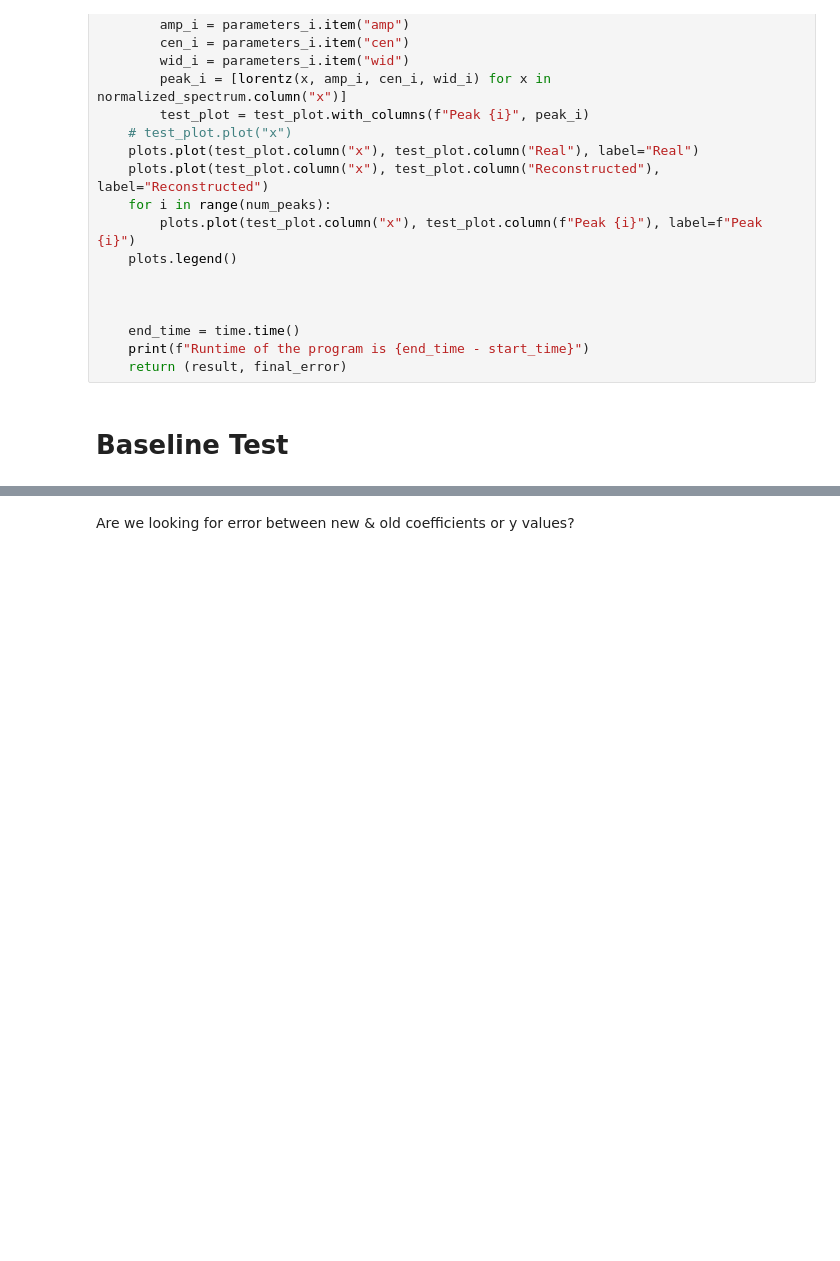
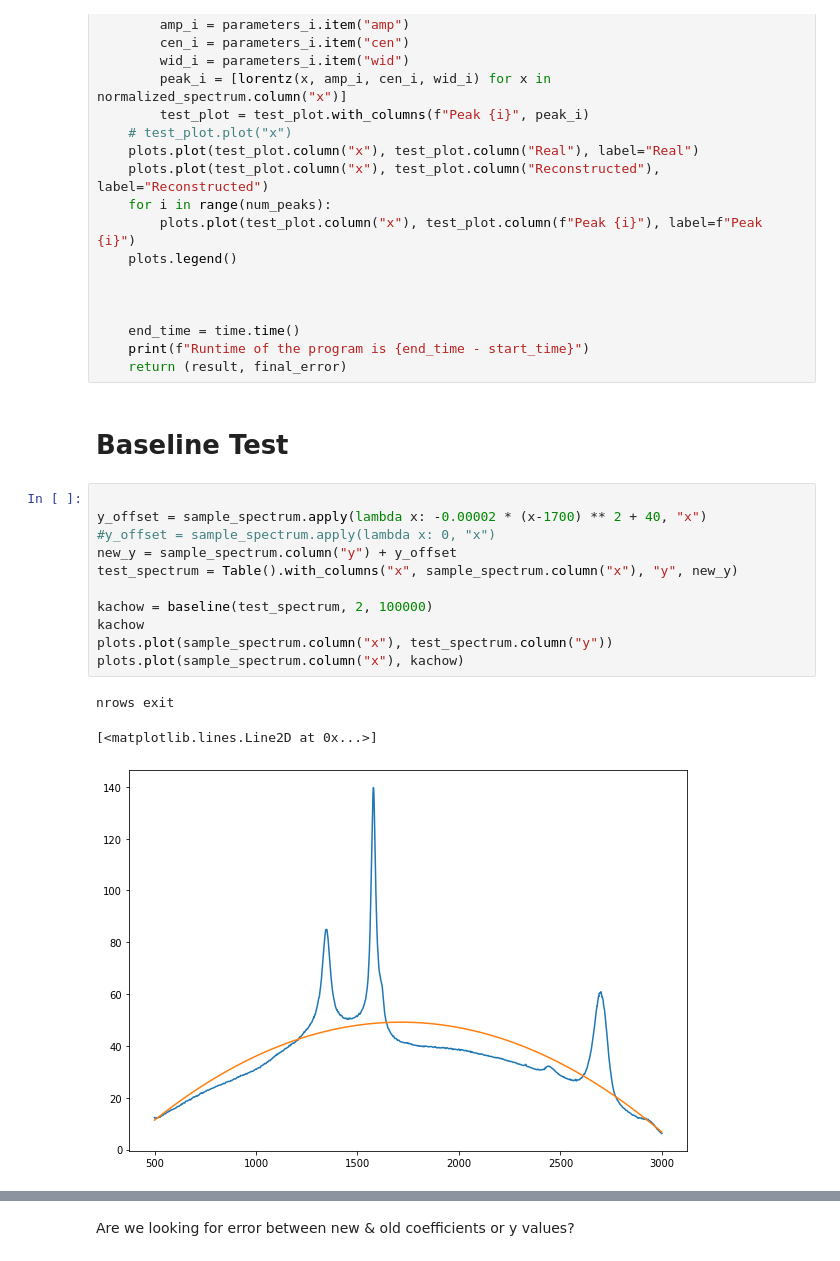
Before and after one commit to dvconricode/SALT, a Jupyter notebook: Spectra Fit .ipynb, the cells around one changed output, grey strips where cells are left out. Saved outputs shown, nothing was run; the diff lists cells and outputs as text; blank space fills up the shorter version.

Commit message:
updates to baseline, baseline testing

```diff
--- a/Spectra Fit .ipynb
+++ b/Spectra Fit .ipynb
@@ -175,3 +175,18 @@ def fit_spectrum(spectrum, num_peaks, baseline_deg, baseline_tol, peak_type, err
     return (result, final_error)
 # %% [markdown]
 # Baseline Test
+# %%
+
+y_offset = sample_spectrum.apply(lambda x: -0.00002 * (x-1700) ** 2 + 40, "x")
+#y_offset = sample_spectrum.apply(lambda x: 0, "x")
+new_y = sample_spectrum.column("y") + y_offset
+test_spectrum = Table().with_columns("x", sample_spectrum.column("x"), "y", new_y)
+
+kachow = baseline(test_spectrum, 2, 100000)
+kachow
+plots.plot(sample_spectrum.column("x"), test_spectrum.column("y"))
+plots.plot(sample_spectrum.column("x"), kachow)
+# %% [output]
+nrows exit
+[<matplotlib.lines.Line2D at 0x...>]
+[figure, added]
```
Also changed, not shown: parts of 6 cells of this notebook.
